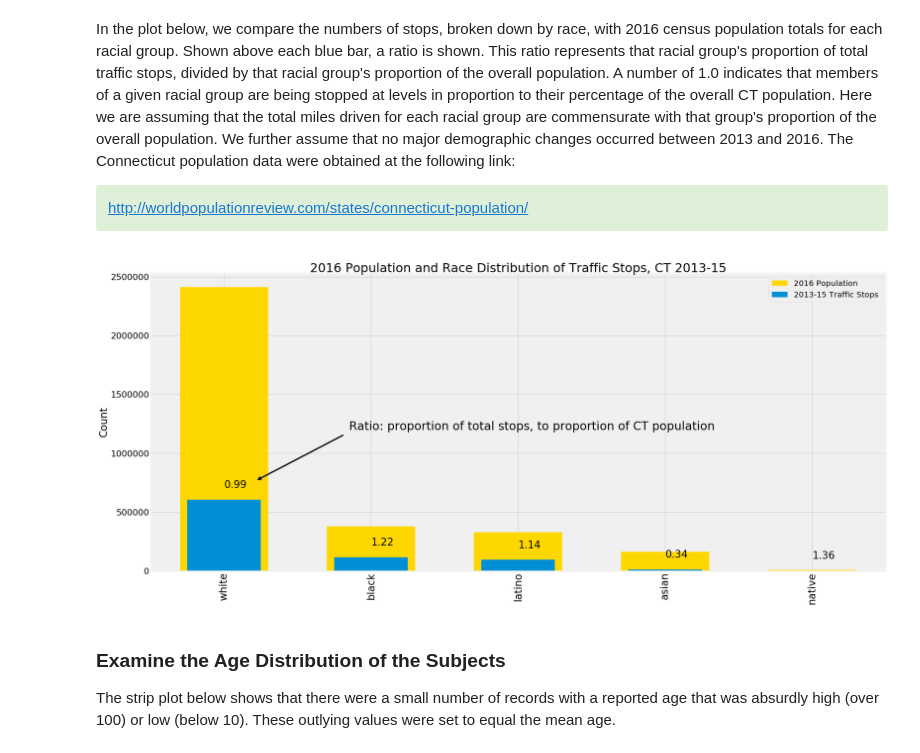
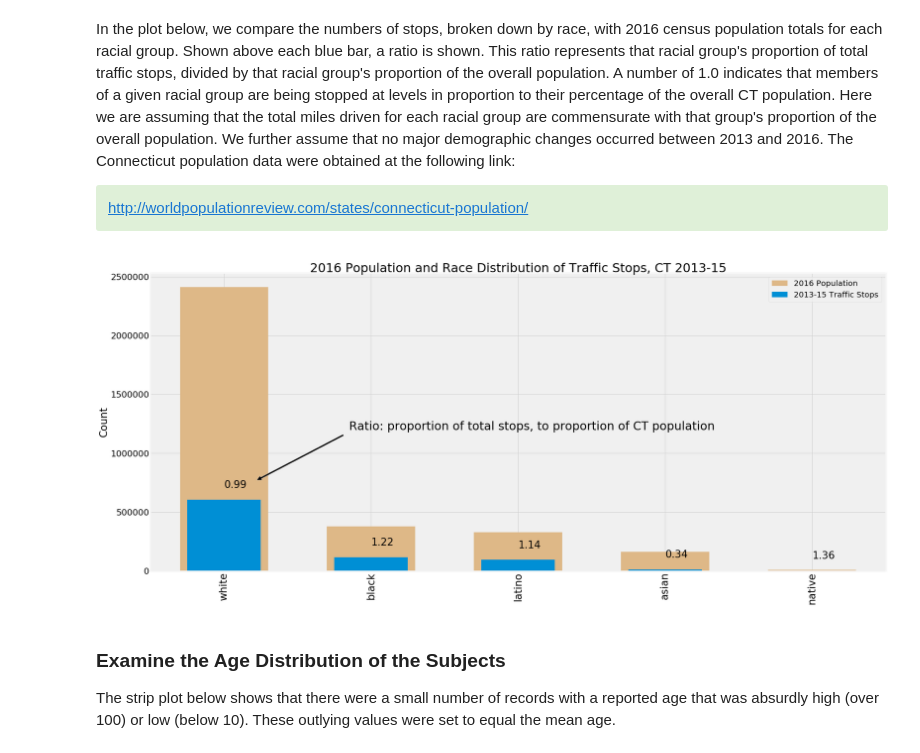
Before and after one commit to maf5509/Detecting_Implicit_Bias_in_Traffic_Stops, a Jupyter notebook: Traffic_Stop.ipynb, the cells around one changed output. Cells and saved outputs as stored; diff of their text form; code cells hidden in the pictures.

```diff
--- a/Traffic_Stop.ipynb
+++ b/Traffic_Stop.ipynb
@@ -329,35 +332,35 @@ In the plot below, we compare the numbers of stops, broken down by race, with 20
 # %%
 plt.rcParams['figure.figsize'] = (30.0, 14.0)
 sum_pop = 2411769 + 378932 + 330123 + 161950 + 9887
 sum_stops = 605708 + 117412 + 95110 + 14142 + 3402
 CT_pop = pd.DataFrame({'pop':[2411769, 378932, 330123, 161950, 9887],
                        'pop_propor':[2411769/sum_pop, 378932/sum_pop, 330123/sum_pop, 161950/sum_pop,
                                      9887/sum_pop],
                        'stops':[605708, 117412, 95110, 14142, 3402],
                        'stops_propor':[605708/sum_stops, 117412/sum_stops, 95110/sum_stops,
                                        14142/sum_stops, 3402/sum_stops],
                      'race': ['White', 'Black', 'Latino', 'Asian', 'Native Am.']})
 x = np.arange(len(CT_pop['pop']))
 y = CT_pop['pop']
 
 width = 0.6
-p = plt.bar(x, y, width, color='gold')
+p = plt.bar(x, y, width, color='burlywood')
 plt.xticks(x, CT_pop['race'], fontsize=26)
 plt.yticks(fontsize=22)
 plt.ylabel("Count", fontsize=26)
 plt.title("Racial Composition of Connecticut 2016", fontsize=40)
 stop['race'].value_counts().plot(kind='bar')
 
 plt.annotate('Ratio: proportion of total stops, to proportion of CT population',
              xy=(0.19, 750000), xytext=(0.85, 1200000),
             arrowprops=dict(facecolor='black', shrink=0.05), fontsize=30)
 plt.title('2016 Population and Race Distribution of Traffic Stops, CT 2013-15')
 for i in range(0, len(CT_pop['race'])):
     plt.text(i, 100000 + CT_pop['stops'][i], '%.2f' %
              (CT_pop['stops_propor'][i] / CT_pop['pop_propor'][i]), fontsize=26)
 plt.legend(['2016 Population', '2013-15 Traffic Stops'], fontsize=20);
 # %% [output]
-[figure, old version]
+[figure, new version]
 # %% [markdown]
 ### Examine the Age Distribution of the Subjects
 The strip plot below shows that there were a small number of records with a reported age that was absurdly high (over 100) or low (below 10). These outlying values were set to equal the mean age.
```
Also changed, not shown: parts of 11 cells of this notebook.
